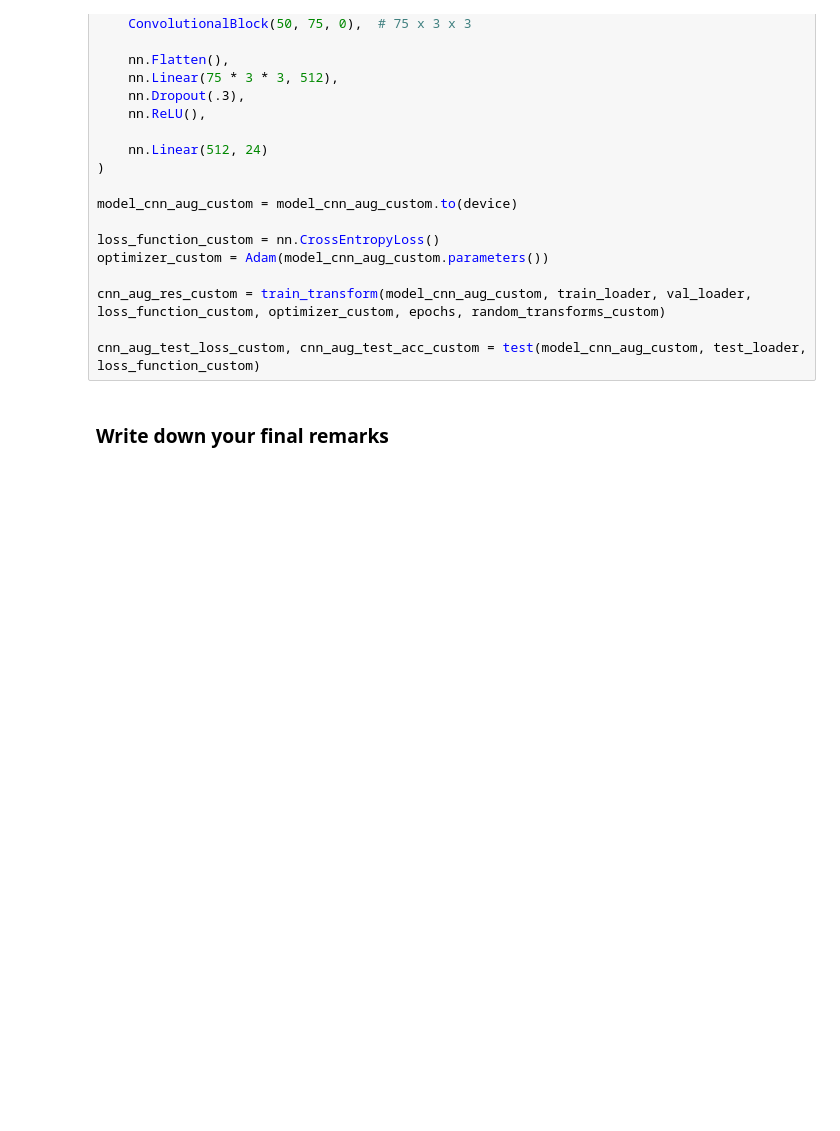
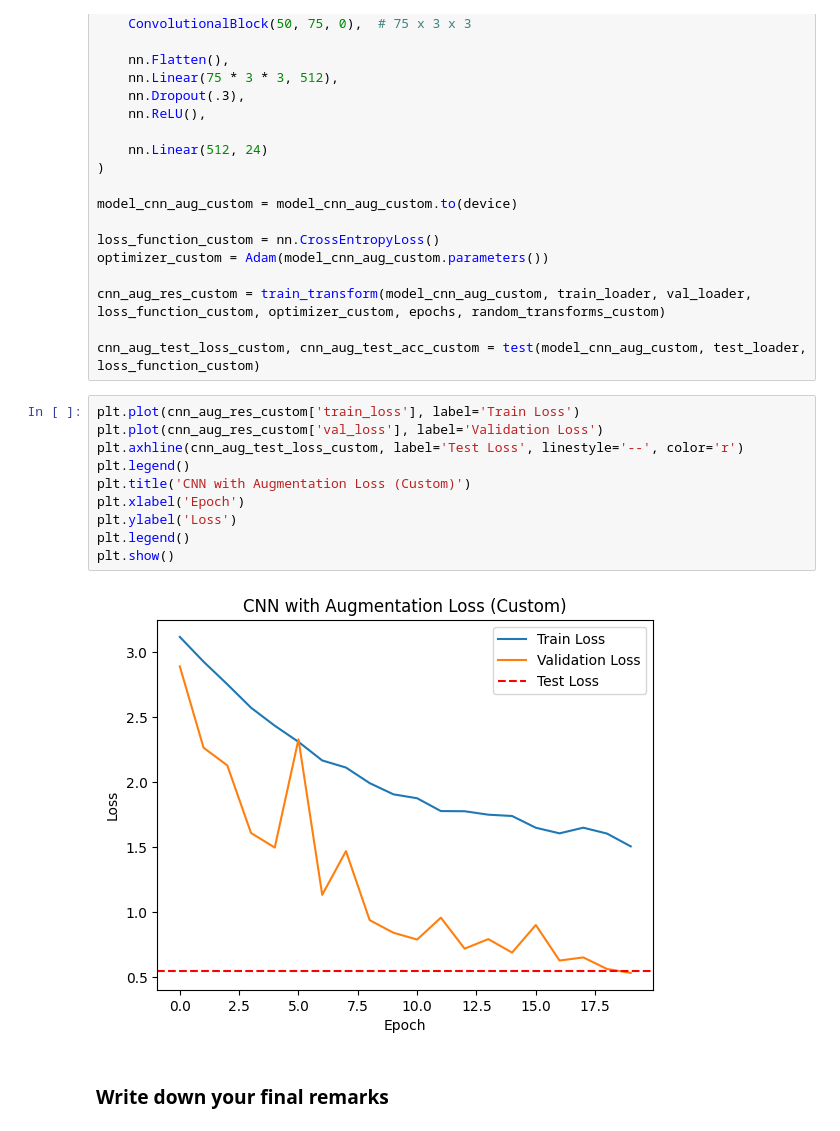
Before and after one commit to HakkinDavid/computational-intelligence, a Jupyter notebook: 7Abr.ipynb, the cells around one changed output. Saved outputs shown, nothing was run; the diff lists cells and outputs as text; blank space fills up the shorter version.

```diff
--- a/7Abr.ipynb
+++ b/7Abr.ipynb
@@ -544,5 +544,17 @@ optimizer_custom = Adam(model_cnn_aug_custom.parameters())
 cnn_aug_res_custom = train_transform(model_cnn_aug_custom, train_loader, val_loader, loss_function_custom, optimizer_custom, epochs, random_transforms_custom)
 
 cnn_aug_test_loss_custom, cnn_aug_test_acc_custom = test(model_cnn_aug_custom, test_loader, loss_function_custom)
+# %%
+plt.plot(cnn_aug_res_custom['train_loss'], label='Train Loss')
+plt.plot(cnn_aug_res_custom['val_loss'], label='Validation Loss')
+plt.axhline(cnn_aug_test_loss_custom, label='Test Loss', linestyle='--', color='r')
+plt.legend()
+plt.title('CNN with Augmentation Loss (Custom)')
+plt.xlabel('Epoch')
+plt.ylabel('Loss')
+plt.legend()
+plt.show()
+# %% [output]
+[figure, added]
 # %% [markdown]
 ### Write down your final remarks
```
